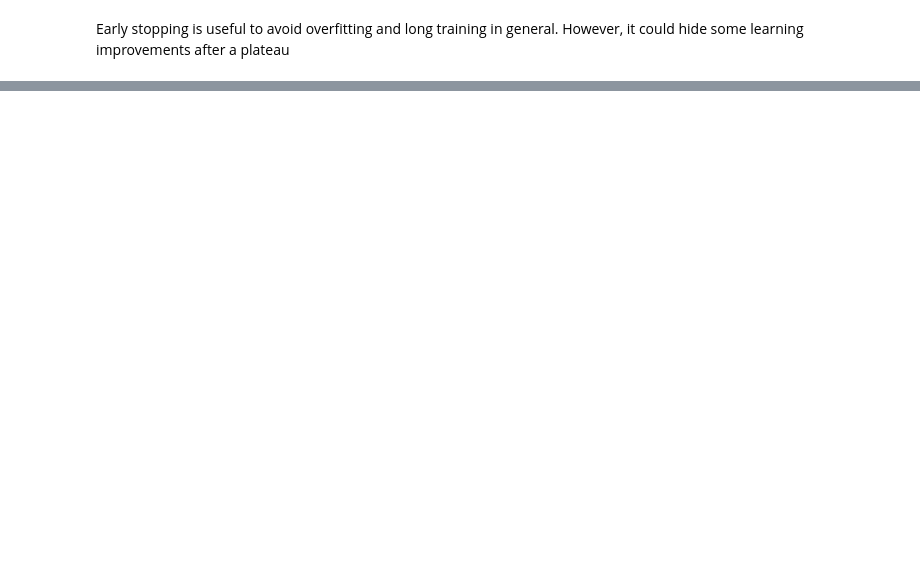
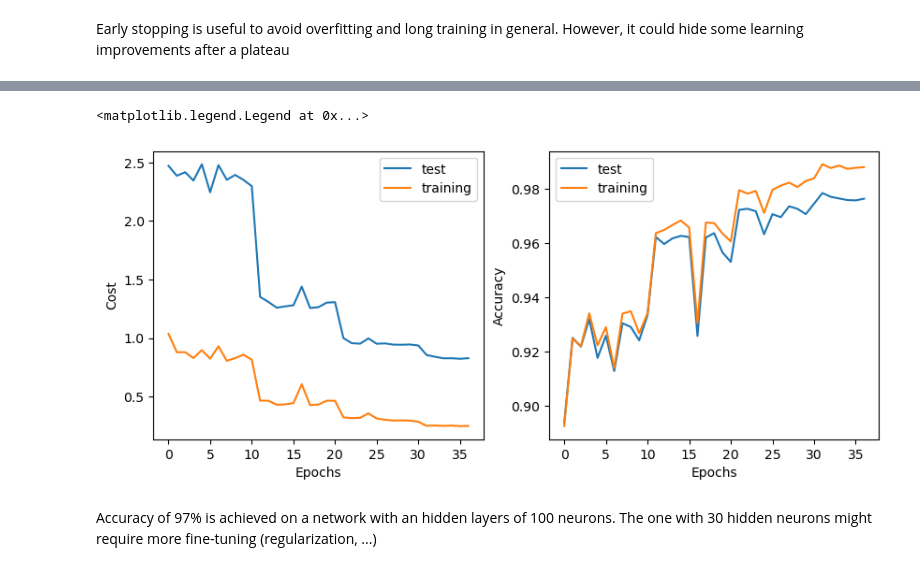
Before and after one commit to nfrancini/NN_MNIST_from_scratch, a Jupyter notebook: src/learn_MNIST.ipynb, the cells around one changed output, grey strips where cells are left out. Cells and saved outputs as stored; diff of their text form; code cells hidden in the pictures; blank space fills up the shorter version.

```diff
--- a/src/learn_MNIST.ipynb
+++ b/src/learn_MNIST.ipynb
@@ -338,0 +409,16 @@ Early stopping is useful to avoid overfitting and long training in general. Howe
+# %%
+bench_net_cross = bnet.Network([784, 100, 10], cost=bnet.CrossEntropyCost)
+val_cost, val_acc, train_cost, train_acc = bench_net_cross.SGD(
+    train_data,
+    epochs,
+    mini_batch_size,
+    eta,
+    lmbda=5.0,
+    early_stopping=True,
+    stop=10,
+    accuracy_goal=0.97,
+    LR_schedule=LR_schedule,
+    LR_range=LR_range,
+    LR_threshold=LR_threshold,
+    LR_countmax=LR_countmax,
+    evaluation_data=test_data, monitor_training_cost=True, monitor_training_accuracy=True, monitor_evaluation_cost=True, monitor_evaluation_accuracy=True)
@@ -338,0 +443,23 @@ Early stopping is useful to avoid overfitting and long training in general. Howe
+# %%
+# Convert to percentage
+val_acc_perc = [x/10000 for x in val_acc]
+train_acc_perc = [x/50000 for x in train_acc]
+
+fig=plt.figure(figsize=(10,4))
+ax1=fig.add_subplot(121)
+ax2=fig.add_subplot(122)
+ax1.plot(val_cost, label='test')
+ax1.plot(train_cost, label='training')
+ax1.set_ylabel('Cost')
+ax1.set_xlabel('Epochs')
+ax1.legend(loc='best')
+ax2.set_ylabel('Accuracy')
+ax2.plot(val_acc_perc, label='test')
+ax2.plot(train_acc_perc, label='training')
+ax2.set_xlabel('Epochs')
+ax2.legend(loc='best')
+# %% [output]
+<matplotlib.legend.Legend at 0x...>
+[figure, added]
+# %% [markdown]
+Accuracy of 97% is achieved on a network with an hidden layers of 100 neurons. The one with 30 hidden neurons might require more fine-tuning (regularization, ...)
```
Also changed, not shown: parts of 10 cells of this notebook, 2 other files.
